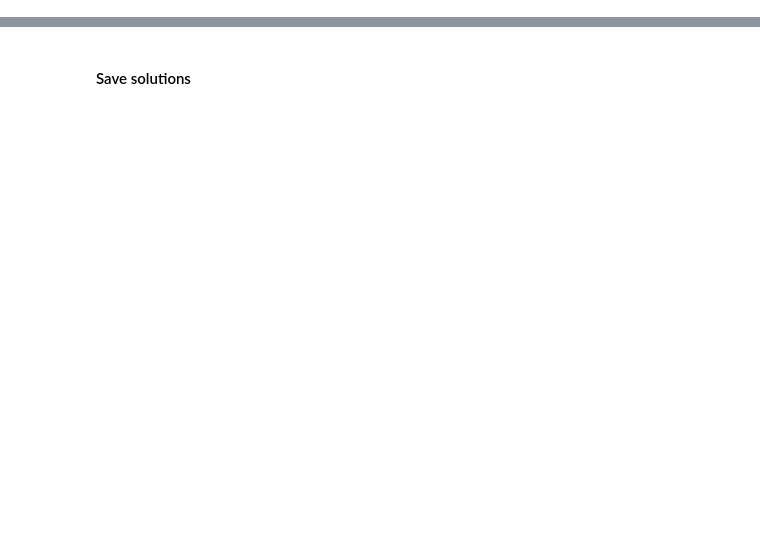
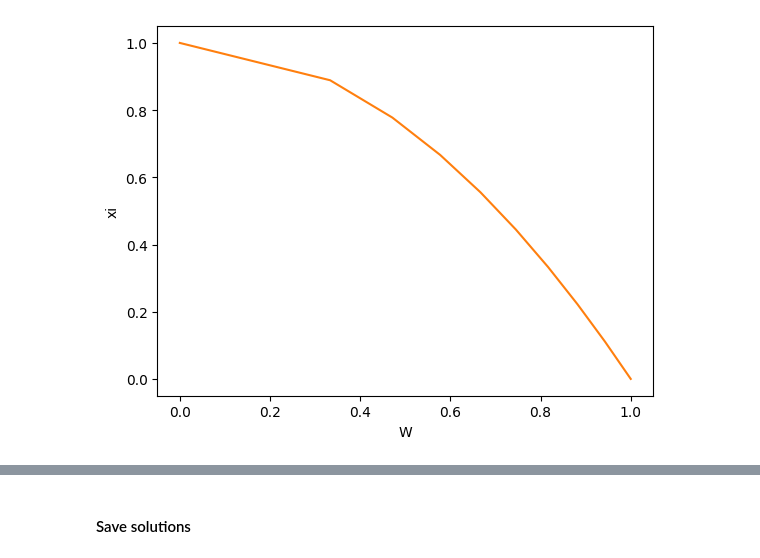
Before and after one commit to dashadem/CO2lovers, a Jupyter notebook: nonlinear.ipynb, the cells around one changed output, grey strips where cells are left out. Drawn from its saved outputs; the diff is of its cells as text; code cells hidden in the pictures; blank space fills up the shorter version.

```diff
--- a/nonlinear.ipynb
+++ b/nonlinear.ipynb
@@ -0,0 +100,85 @@
+# %%
+N = 10
+xi = np.linspace(0,1,N)
+h = 1/(N-1)
+W0 = np.sqrt(1 - xi)              # intitial solution of omega
+g = 4                             # initial gamma
+v0 = W0[N-2]**2*W0[N-3]/g/2/h     # initial velocity
+t = 10**(-7)                      # time step
+# %%
+v_prev = v0.copy()
+W_prev = W0.copy()
+eps = 1
+eps_v = 1
+errs = []
+
+n_t = 10**5        # number of time steps
+# psi0 = np.empty(n_t+1)
+# psi0[0] = - ((W0[0] + W0[1])/2)**3/g*(-W0[0] + W0[1])/h
+# t0 = 10**(-3)
+# time = [t0]
+
+# for j in range(n_t):                # time loop
+    # gs.append(g)
+    # ts.append(j*t)
+    # while(eps_v > 10**(-2)):        # loop to approximate the velocity v
+        # while(eps > 10**(-2)):      # loop to approximate the opening omega
+            # upper diagonal
+i = 0
+max_iter = 100
+while eps > 10**(-2):
+    # print(i)
+    i += 1
+    a1 = np.zeros(N-1)
+    a1[1:-1] = - v_prev/g*xi[1:-2]/2/h - 1/(g*h)**2*((W_prev[1:-2] + W_prev[2:-1])/2)**3
+    # main diagonal
+    a0 = np.ones(N)
+    a0[1:-1] = 1/t + 1/(g*h)**2*((W_prev[1:N-1] + W_prev[2:])/2)**3 - 1/(g*h)**2*((W_prev[0:N-2] + W_prev[1:N-1])/2)**3
+    # lower diagonal
+    a_1 = np.zeros(N-1)
+    a_1[:-1] = v_prev/g*xi[1:-1]/2/h - 1/(g*h)**2*((W_prev[:-2] + W_prev[1:-1])/2)**3
+    # right hand side
+    f = np.zeros(N)
+    f[0] = 1
+    f[-1] = 0
+    f[1:-1] = W_prev[1:-1]/t
+
+    # making matrix and solving the system
+    k = [a_1,a0, a1]
+    offset = [-1,0,1]
+    A = diags(k,offset, format = 'csr')
+    # if i == 1:
+        # W = spsolve(A, f)
+    # else:
+        # W = W_prev - A@W_prev + f
+    # error of solution
+    # eps = np.sqrt(((W - W_prev)**2).mean())
+    # A_inv = np.linalg.inv(A)
+    W = W_prev -  A@W_prev + f
+    eps = np.sqrt(((W - W_prev)**2).mean())
+    errs.append(eps)
+    print(A@W_prev - f)
+    W_prev = W.copy()
+    if i == max_iter:
+        break
+
+# print(A@W_prev - f)
+# print(A@W - f)
+
+# W_prev = W.copy()
+# # getting new velocity
+# v = W_prev[N-2]**2*W_prev[N-3]/g/2/h
+# eps_v = np.abs(v - v_prev)
+# v_prev = v.copy()
+
+    # getting new gamma
+    # g = g + v_prev*t
+    # time.append(time[j] + t)
+    # psi0[j+1] = - ((W[0] + W[1])/2)**3/g*(-W[0] + W[1])/h
+
+plt.figure()
+plt.plot(W_prev, xi)
+plt.plot(W0, xi)
+plt.xlabel('W')
+plt.ylabel('xi')
+# %% [output]
@@ -0,0 +201 @@
+[figure, added]
```
Also changed, not shown: parts of 62 cells of this notebook, 1 other file.
